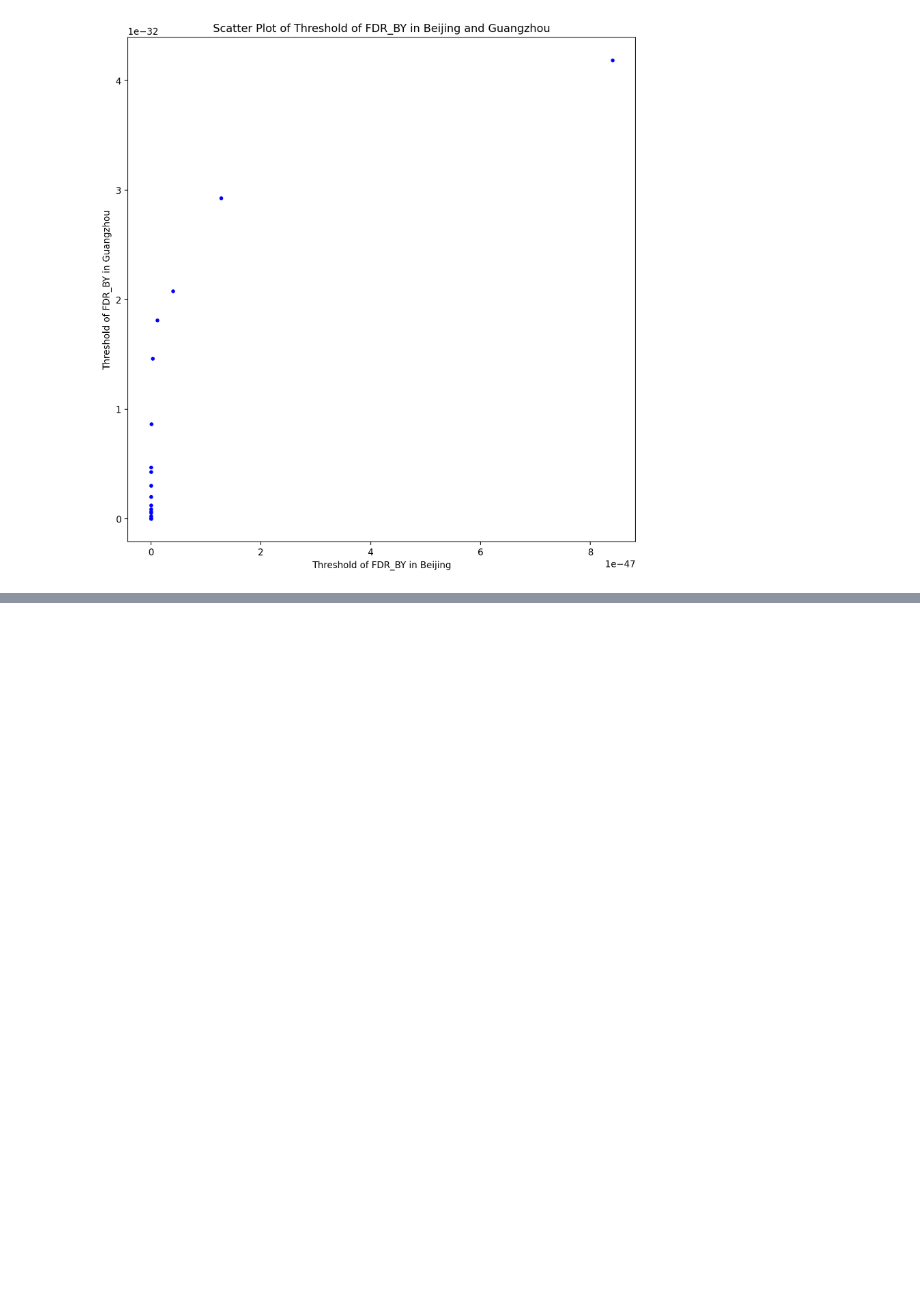
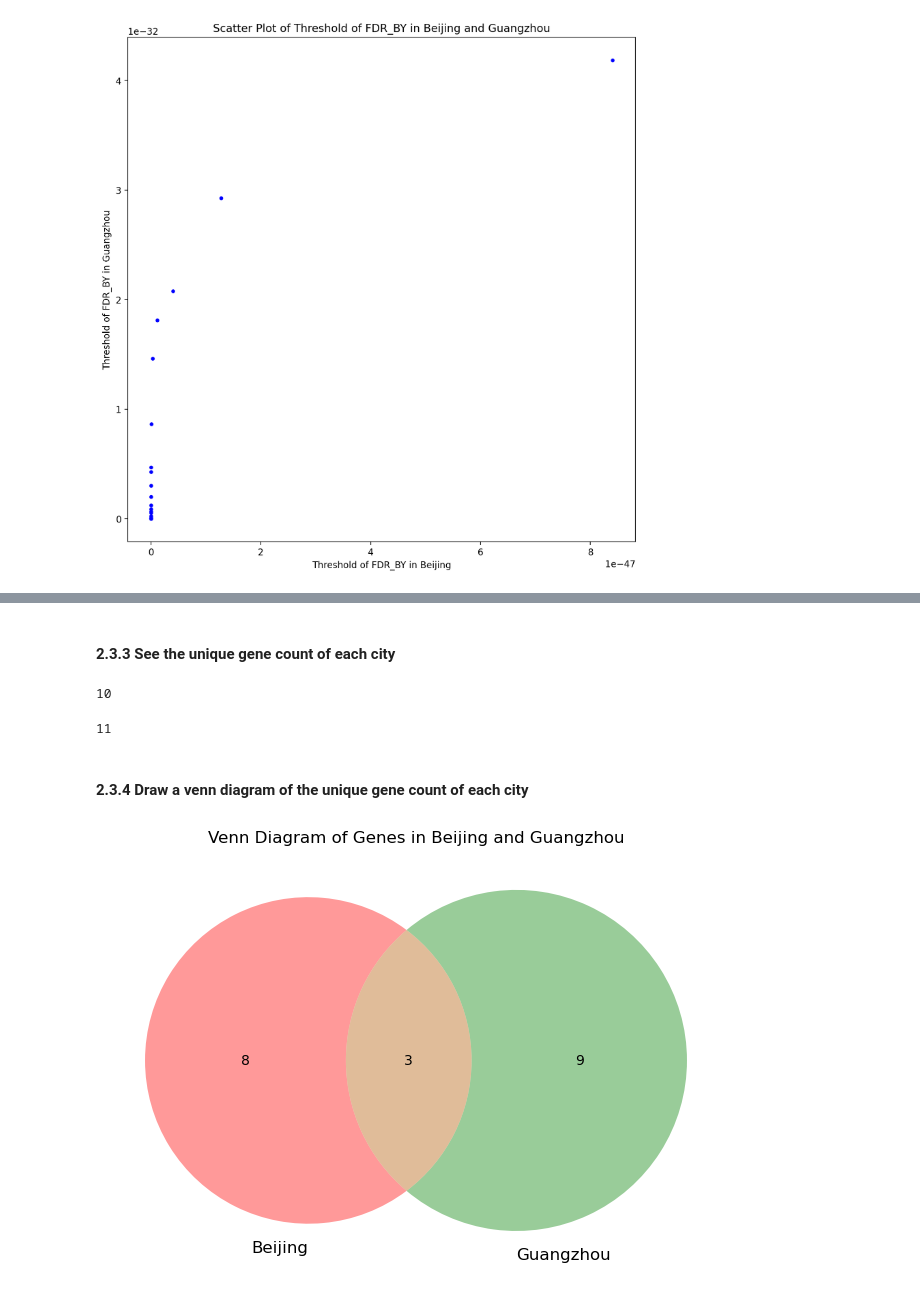
Before and after one commit to Lucas04-nhr/SNP-Analysis, a Jupyter notebook: workaround/cross_validation/cross_validation.ipynb, the cells around one changed output, grey strips where cells are left out. Saved outputs shown, nothing was run; the diff lists cells and outputs as text; code cells hidden in the pictures; blank space fills up the shorter version.

```diff
--- a/workaround/cross_validation/cross_validation.ipynb
+++ b/workaround/cross_validation/cross_validation.ipynb
@@ -310,0 +313,3 @@ So, the next step is to see the cross-validation results of the Bac-SNP data in
+# %%
+gene_bj = pd.read_csv('../../result/analysis/gene_allocation/bac_age_BJ_snp_gene.csv')
+gene_gz = pd.read_csv('../../result/analysis/gene_allocation/bac_age_GZ_snp_gene.csv')
@@ -310,0 +334,27 @@ So, the next step is to see the cross-validation results of the Bac-SNP data in
+# %% [markdown]
+#### 2.3.3 See the unique gene count of each city
+# %%
+gene_bj['gene_id'].nunique()
+# %% [output]
+10
+# %%
+gene_gz['gene_id'].nunique()
+# %% [output]
+11
+# %% [markdown]
+#### 2.3.4 Draw a venn diagram of the unique gene count of each city
+# %%
+# Draw the Venn diagram
+
+# Create a set for all the genes in BJ and GZ
+set_gene_bj = set(gene_bj['gene_id'].unique())
+set_gene_gz = set(gene_gz['gene_id'].unique())
+
+# Create a Venn diagram
+plt.figure(figsize=(8, 8), dpi=100)
+venn2([set_gene_bj, set_gene_gz], ('Beijing', 'Guangzhou'))
+plt.title('Venn Diagram of Genes in Beijing and Guangzhou')
+plt.savefig('./venn_diagram_gene_age.pdf')
+plt.show()
+# %% [output]
+[figure, added]
```
Also changed, not shown: parts of 4 cells of this notebook, 1 other file.
